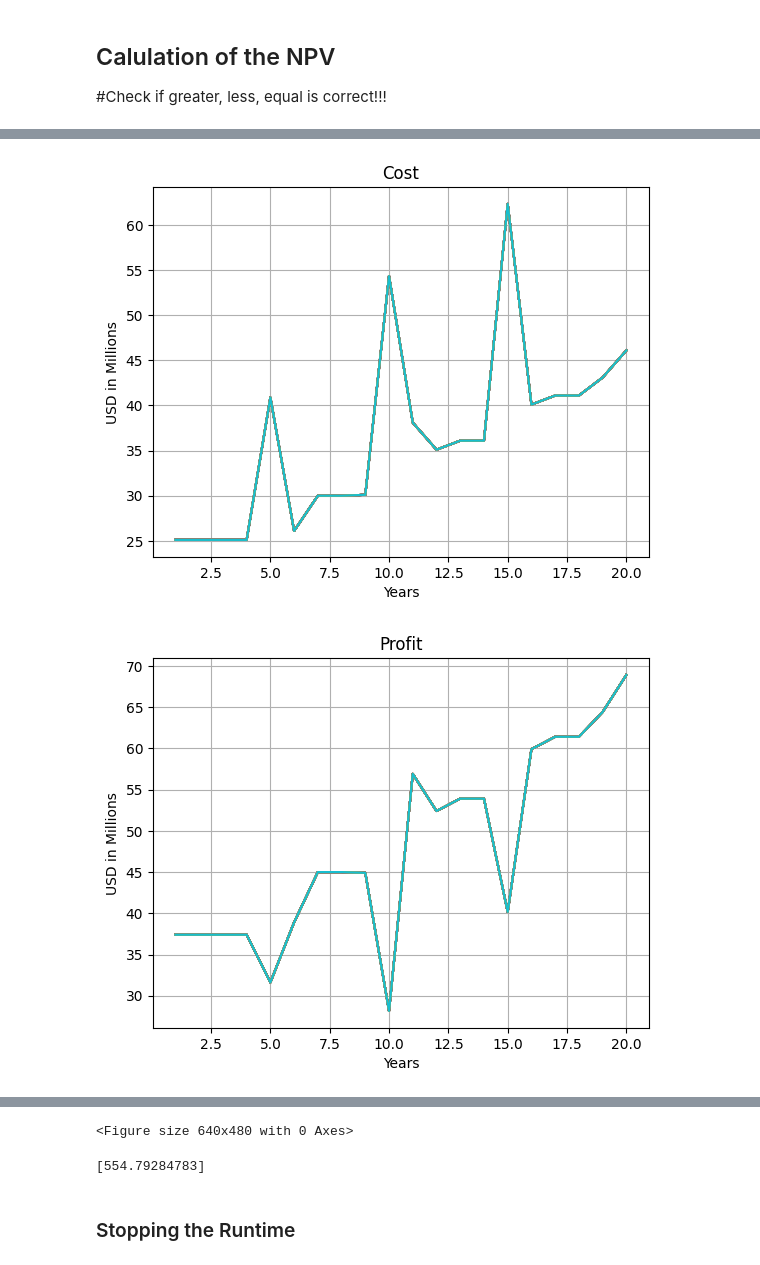
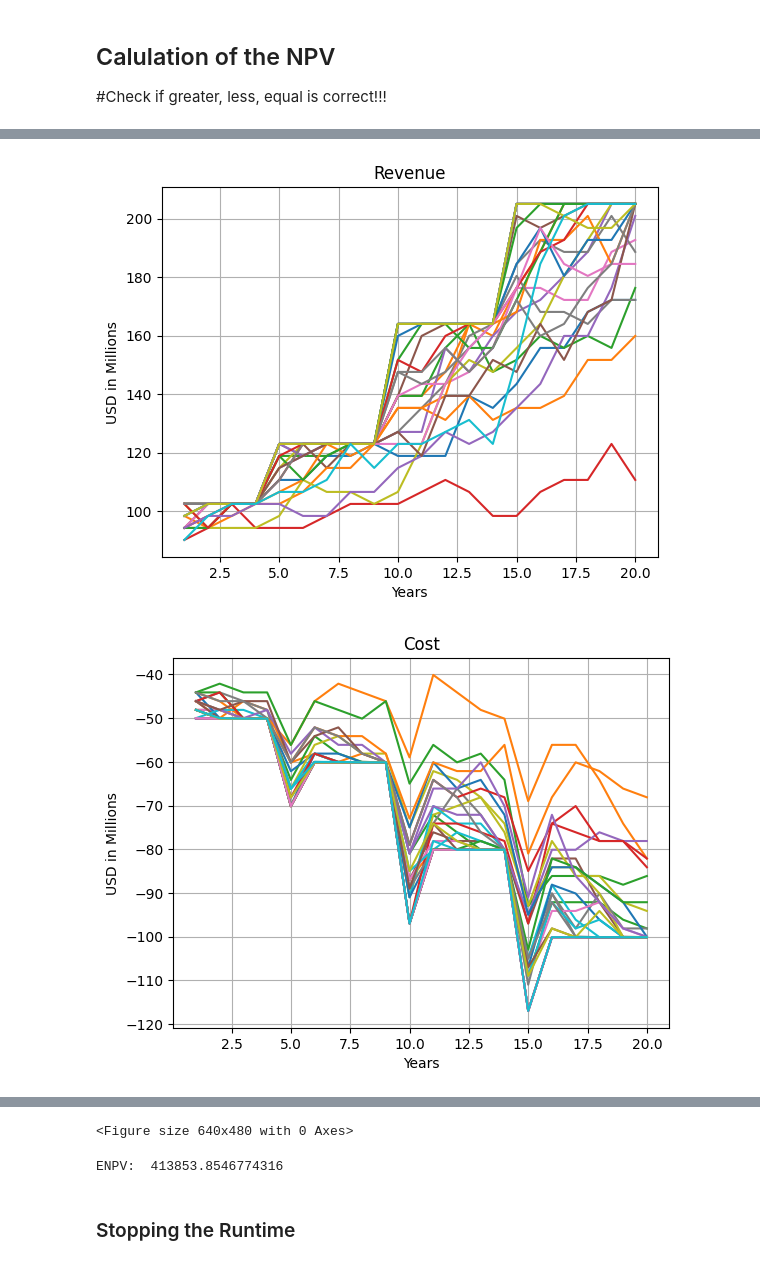
Before and after one commit to Oli767/VT1-Python-Files, a Jupyter notebook: VT2 VS Code/VT2.ipynb, the cells around one changed output, grey strips where cells are left out. Drawn from its saved outputs; the diff is of its cells as text; code cells hidden in the pictures.

```diff
--- a/VT2 VS Code/VT2.ipynb
+++ b/VT2 VS Code/VT2.ipynb
@@ -27,7 +27,7 @@ dt = 1
 # Time Horizon of Forecasts in Steptime
 Fth = 20
 # Number of Forecasts
-Forecasts = 1
+Forecasts = 500
 
 # Parameters
 mu = 0.042754330256447565
@@ -204,0 +113,11 @@ def NPV_calculation(Revenue, Cost, discount):
+# %%
+def Capacity(K0, delta_K):
+    # Create a cumulative sum array starting from K0
+    K = K0 + np.cumsum(delta_K)
+    return K
+
+
+# delta_K = np.array([0, 0, 0, 0, 5, 0, 0, 0, 0, 10, 0, 0, 0, 0, 10, 0, 0, 0, 0, 0])
+delta_K = np.array([0, 0, 0, 0, 5, 0, 0, 0, 0, 10, 0, 0, 0, 0, 10, 0, 0, 0, 0, 0])
+K_rounded = Capacity(25, delta_K)
+print("K_rounded: ", K_rounded)
@@ -237,31 +275,58 @@ ENPV = sum(NPV1)
 # %%
+# Calling the Scenario Plotting Function
+fn.Scenario_plot(
+    D_rounded,
+    Fth,
+    True,
+    "Demand",
+    "Passengers in Millions",
+    30,
+)
+
+
 # Calling the Scenario Plotting Function
 fn.Scenario_plot(
     Rev,
     Fth,
+
     True,
     "Revenue",
     "USD in Millions",
+
     30,
 )
 
+
+
 # Calling the Scenario Plotting Function
+
+
+
 fn.Scenario_plot(
-    Cos,
+    -Cos,
     Fth,
+
     True,
     "Cost",
     "USD in Millions",
+
     30,
 )
 
+
+
 # Calling the Scenario Plotting Function
+
+
+
 fn.Scenario_plot(
     Rev - Cos,
     Fth,
+
     True,
     "Profit",
     "USD in Millions",
+
     30,
 )
 # %% [output]
@@ -269,2 +334,2 @@ fn.Scenario_plot(
-[figure, old version]
+[figure, new version]
-[figure, old version]
+[figure, new version]
@@ -275,23 +341,23 @@ K_optimized = np.array(
         25,
         26,
         27,
-        26,
+        27,
         29,
-        26,
+        29,
         30,
         30,
         32,
         33,
         37,
-        35,
-        36,
-        36,
+        37,
+        37,
+        37,
         40,
         40,
         41,
         41,
         42,
-        25,
+        50,
     ]
 )
 
@@ -303,12 +369,12 @@ Cos = Cost(K_optimized, D_rounded, d, EoS, ci_K, delta_K0, h, co_D, co_K)
 # print(Cos)
 
 NPV1 = NPV_calculation(Rev, Cos, discount)
-print(NPV1)
+# print(NPV1)
 
 ENPV = sum(NPV1)
-# print("ENPV: ", ENPV)
+print("ENPV: ", ENPV)
 # %% [output]
-[554.79284783]
+ENPV:  413853.8546774316
 # %% [markdown]
 ### Stopping the Runtime
 # %%
```
Also changed, not shown: parts of 8 cells of this notebook.
